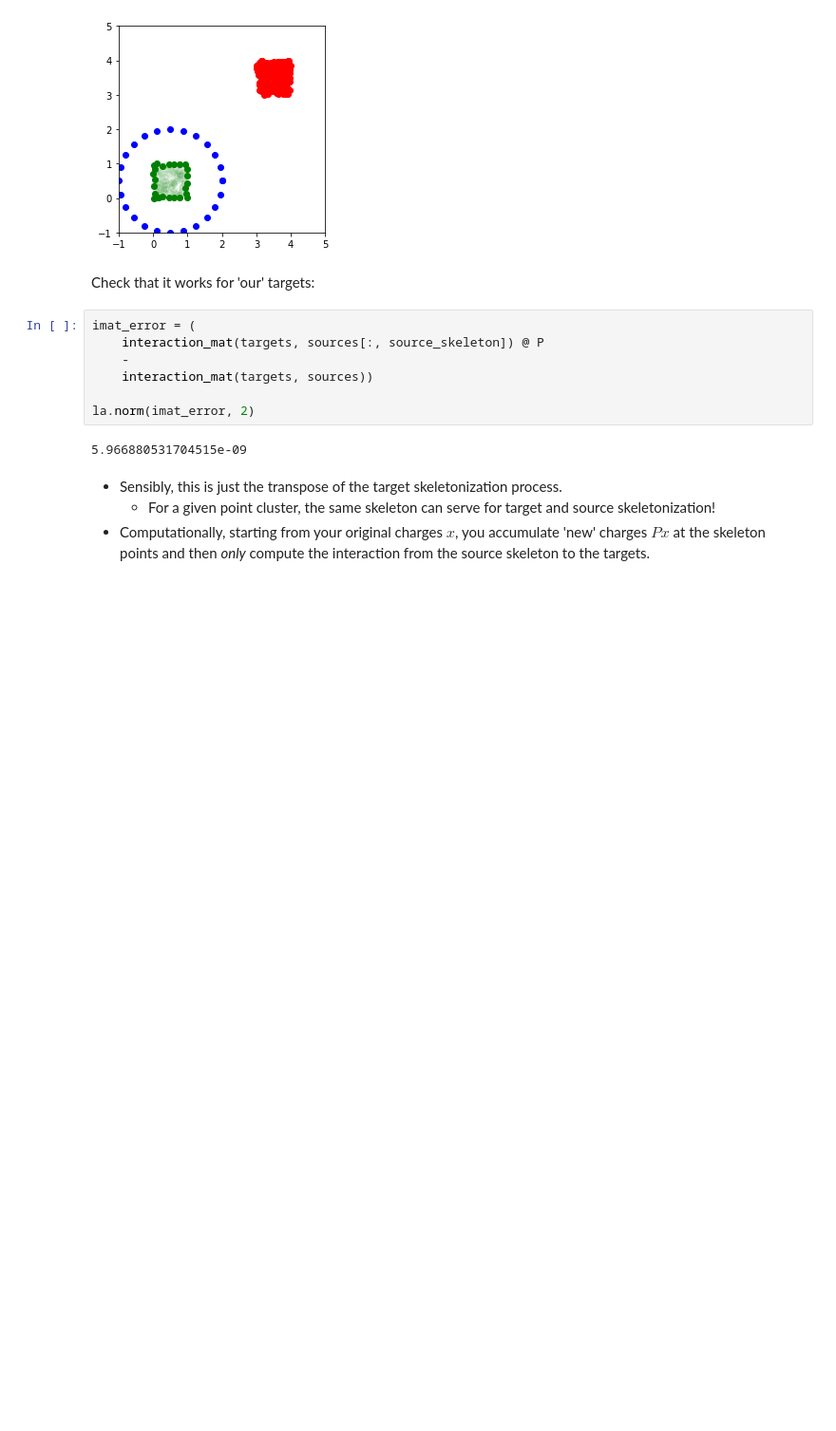
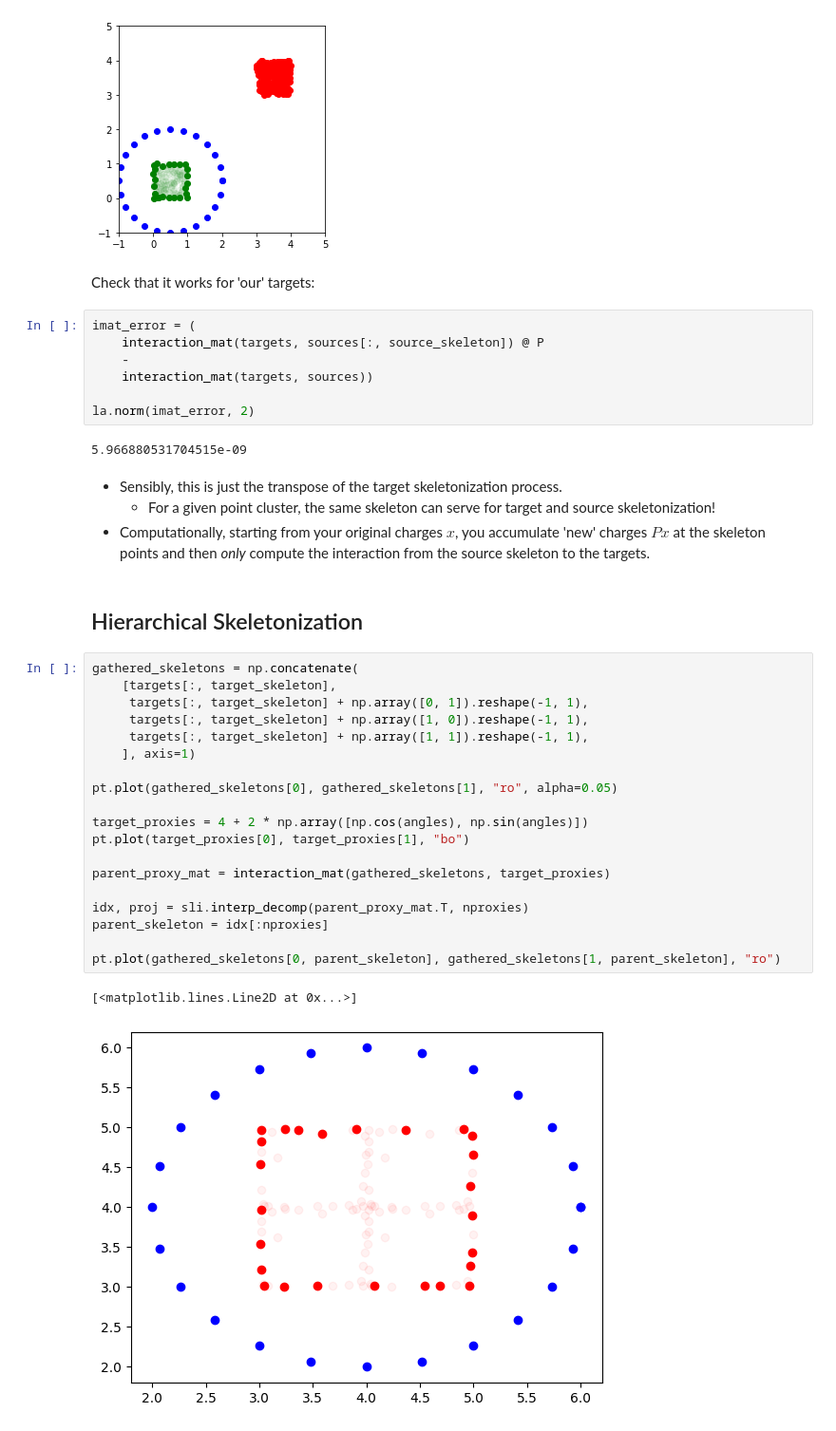
Before and after one commit to inducer/fast-alg-ie-notes, a Jupyter notebook: demos/rank_smoothness/Skeletonization using Proxies.ipynb, the cells around one changed output. Shown: that part at 95% size. Drawn from its saved outputs; the diff is of its cells as text; blank space fills up the shorter version.

Commit message:
Add hierarchical skeletonization to proxy skel demo

```diff
--- a/demos/rank_smoothness/Skeletonization using Proxies.ipynb
+++ b/demos/rank_smoothness/Skeletonization using Proxies.ipynb
@@ -210,3 +210,27 @@ la.norm(imat_error, 2)
 * Sensibly, this is just the transpose of the target skeletonization process.
     * For a given point cluster, the same skeleton can serve for target and source skeletonization!
 * Computationally, starting from your original charges $x$, you accumulate 'new' charges $Px$ at the skeleton points and then *only* compute the interaction from the source skeleton to the targets.
+# %% [markdown]
+## Hierarchical Skeletonization
+# %%
+gathered_skeletons = np.concatenate(
+    [targets[:, target_skeleton],
+     targets[:, target_skeleton] + np.array([0, 1]).reshape(-1, 1),
+     targets[:, target_skeleton] + np.array([1, 0]).reshape(-1, 1),
+     targets[:, target_skeleton] + np.array([1, 1]).reshape(-1, 1),
+    ], axis=1)
+
+pt.plot(gathered_skeletons[0], gathered_skeletons[1], "ro", alpha=0.05)
+
+target_proxies = 4 + 2 * np.array([np.cos(angles), np.sin(angles)])
+pt.plot(target_proxies[0], target_proxies[1], "bo")
+
+parent_proxy_mat = interaction_mat(gathered_skeletons, target_proxies)
+
+idx, proj = sli.interp_decomp(parent_proxy_mat.T, nproxies)
+parent_skeleton = idx[:nproxies]
+
+pt.plot(gathered_skeletons[0, parent_skeleton], gathered_skeletons[1, parent_skeleton], "ro")
+# %% [output]
+[<matplotlib.lines.Line2D at 0x...>]
+[figure, added]
```
